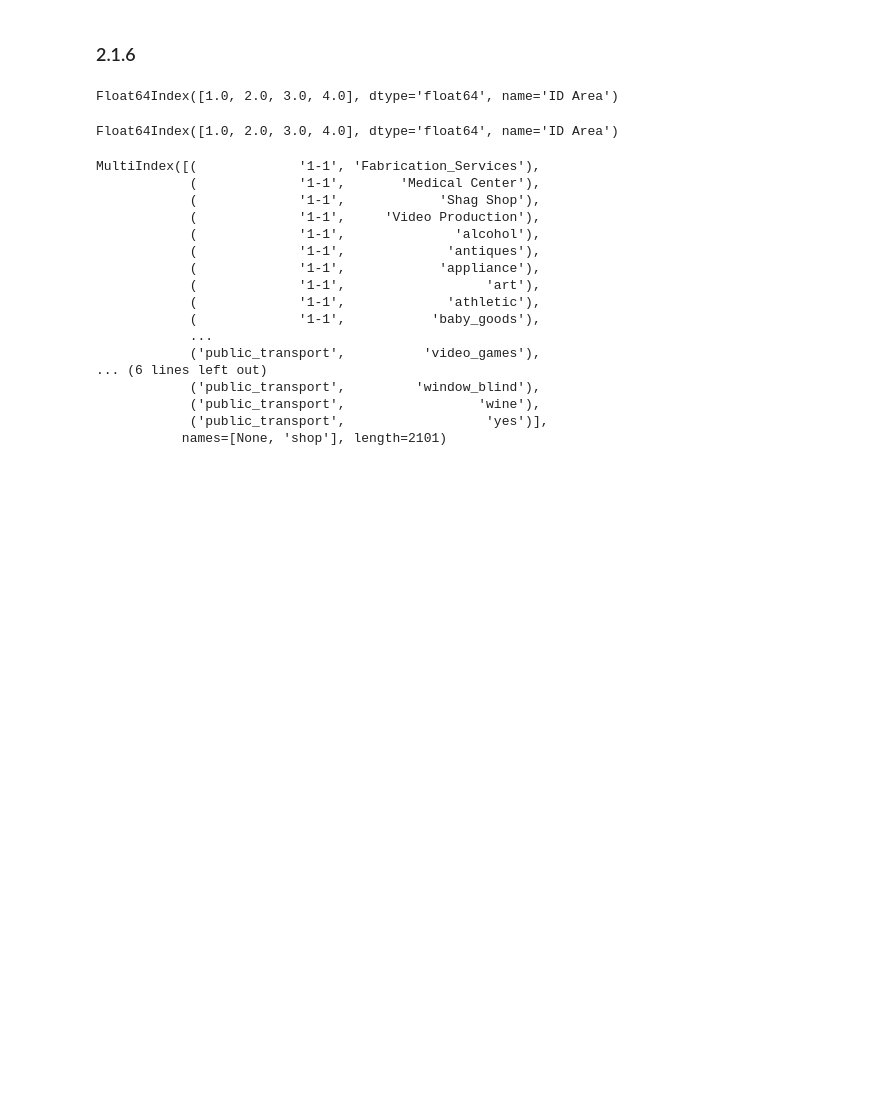
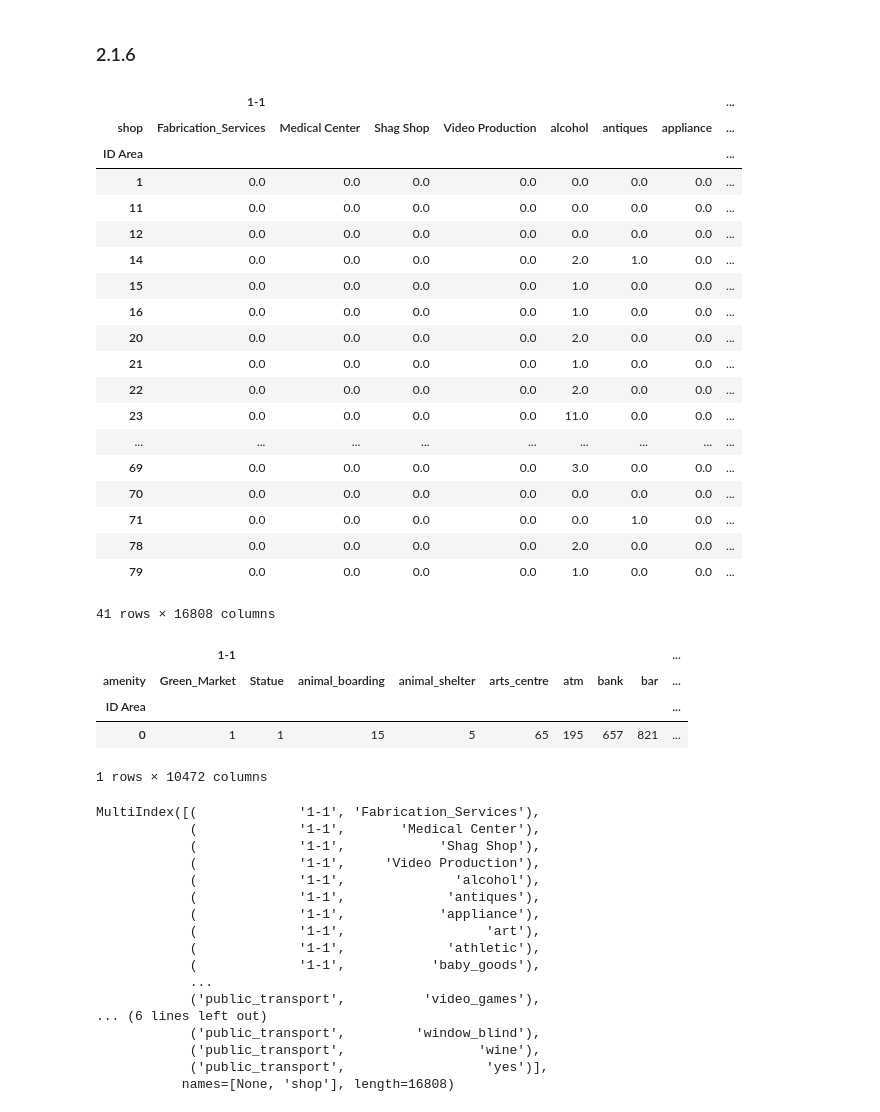
Before and after one commit to MattiaDelleani/DSL-Lab, a Jupyter notebook: Lab5/Excercise2-1.ipynb, the cells around one changed output. Drawn from its saved outputs; the diff is of its cells as text; code cells hidden in the pictures; blank space fills up the shorter version.

```diff
--- a/Lab5/Excercise2-1.ipynb
+++ b/Lab5/Excercise2-1.ipynb
@@ -258,9 +260,9 @@ matrix
 # %%
 area_df = df.copy()
 area_df['ID Area'] = np.zeros(df.index.shape).astype(int)
-for row_idx in range(n_x_interval - 1 ):
+for row_idx in range(n_x_ticks - 1 ):
     filtered_lat = df['@lat'].between(matrix.index[row_idx], matrix.index[row_idx + 1], inclusive= False)
-    for col_idx in range(n_y_interval -1 ):
+    for col_idx in range(n_y_ticks -1 ):
         filtered_lon = df['@lon'].between(matrix.columns[col_idx], matrix.columns[col_idx + 1], inclusive= False)
         st = str(row_idx+1) + "-" + str(col_idx+1)
         area_df[st]= np.where(((filtered_lat == True) & (filtered_lon == True )) == True , matrix.iloc[row_idx, col_idx],0)
@@ -284,18 +299,41 @@ Key: 4.0 --> 20797
 # %%
 pivot_shop = area_df.pivot_table( index = 'ID Area', columns = 'shop', aggfunc = 'count')
 pivot_shop = pivot_shop.fillna(0)
-pivot_shop.index
+pivot_shop
 # %% [output]
+|  | 1-1 |  |  |  |  |  |  | ... |
+| shop | Fabrication_Services | Medical Center | Shag Shop | Video Production | alcohol | antiques | appliance | ... |
+| ID Area |  |  |  |  |  |  |  | ... |
+| 1 | 0.0 | 0.0 | 0.0 | 0.0 | 0.0 | 0.0 | 0.0 | ... |
+| 11 | 0.0 | 0.0 | 0.0 | 0.0 | 0.0 | 0.0 | 0.0 | ... |
+| 12 | 0.0 | 0.0 | 0.0 | 0.0 | 0.0 | 0.0 | 0.0 | ... |
+| 14 | 0.0 | 0.0 | 0.0 | 0.0 | 2.0 | 1.0 | 0.0 | ... |
+| 15 | 0.0 | 0.0 | 0.0 | 0.0 | 1.0 | 0.0 | 0.0 | ... |
+| 16 | 0.0 | 0.0 | 0.0 | 0.0 | 1.0 | 0.0 | 0.0 | ... |
+| 20 | 0.0 | 0.0 | 0.0 | 0.0 | 2.0 | 0.0 | 0.0 | ... |
+| 21 | 0.0 | 0.0 | 0.0 | 0.0 | 1.0 | 0.0 | 0.0 | ... |
+| 22 | 0.0 | 0.0 | 0.0 | 0.0 | 2.0 | 0.0 | 0.0 | ... |
+| 23 | 0.0 | 0.0 | 0.0 | 0.0 | 11.0 | 0.0 | 0.0 | ... |
+| ... | ... | ... | ... | ... | ... | ... | ... | ... |
+| 69 | 0.0 | 0.0 | 0.0 | 0.0 | 3.0 | 0.0 | 0.0 | ... |
+| 70 | 0.0 | 0.0 | 0.0 | 0.0 | 0.0 | 0.0 | 0.0 | ... |
+| 71 | 0.0 | 0.0 | 0.0 | 0.0 | 0.0 | 1.0 | 0.0 | ... |
+| 78 | 0.0 | 0.0 | 0.0 | 0.0 | 2.0 | 0.0 | 0.0 | ... |
+| 79 | 0.0 | 0.0 | 0.0 | 0.0 | 1.0 | 0.0 | 0.0 | ... |
-Float64Index([1.0, 2.0, 3.0, 4.0], dtype='float64', name='ID Area')
+41 rows × 16808 columns
 # %%
 pivot_amen = area_df.pivot_table( index = 'ID Area', columns = 'amenity', aggfunc = 'count')
 pivot_amen = pivot_amen.fillna(0)
-pivot_amen.index
+pivot_amen
 # %% [output]
+|  | 1-1 |  |  |  |  |  |  |  | ... |
+| amenity | Green_Market | Statue | animal_boarding | animal_shelter | arts_centre | atm | bank | bar | ... |
+| ID Area |  |  |  |  |  |  |  |  | ... |
+| 0 | 1 | 1 | 15 | 5 | 65 | 195 | 657 | 821 | ... |
-Float64Index([1.0, 2.0, 3.0, 4.0], dtype='float64', name='ID Area')
+1 rows × 10472 columns
 # %%
 #orr = pivot_shop.corrwith(pivot_amen)
-pivot_shop.columns0]
+pivot_shop.columns
 # %% [output]
 MultiIndex([(             '1-1', 'Fabrication_Services'),
             (             '1-1',       'Medical Center'),
@@ -313,4 +351,4 @@ MultiIndex([(             '1-1', 'Fabrication_Services'),
             ('public_transport',         'window_blind'),
             ('public_transport',                 'wine'),
             ('public_transport',                  'yes')],
-           names=[None, 'shop'], length=2101)
+           names=[None, 'shop'], length=16808)
```
Also changed, not shown: parts of 4 cells of this notebook, 7 other files.
